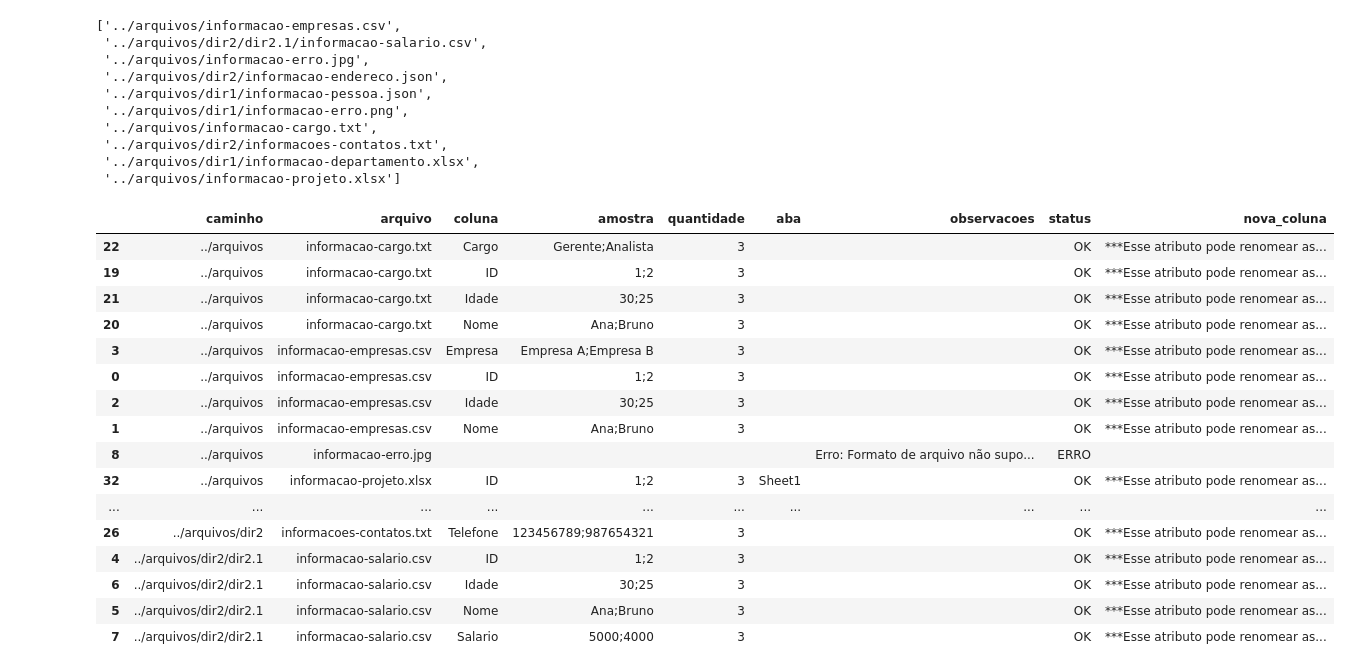
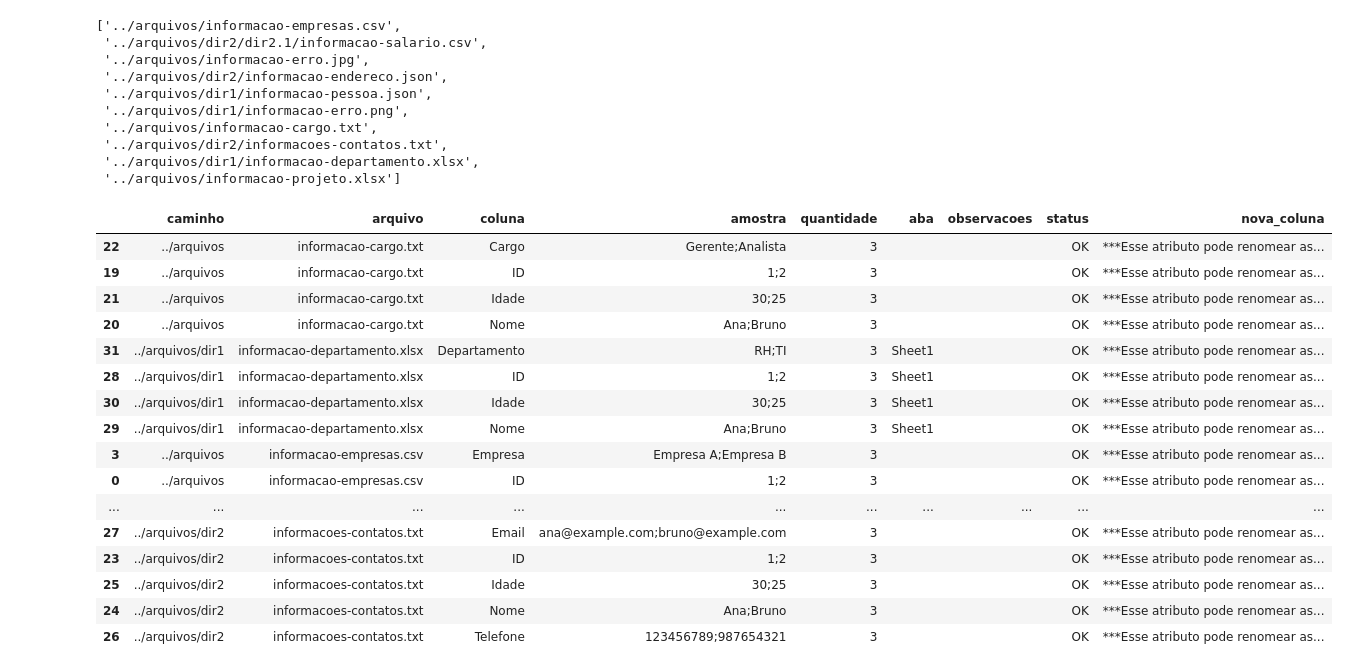
Before and after one commit to Renatoelho/consolidacao-arquivos, a Jupyter notebook: notebooks/02-consolidacao-detalhes.ipynb, the cells around one changed output. Drawn from its saved outputs; the diff is of its cells as text; code cells hidden in the pictures.

```diff
--- a/notebooks/02-consolidacao-detalhes.ipynb
+++ b/notebooks/02-consolidacao-detalhes.ipynb
@@ -165,25 +165,25 @@ lista_arquivos
 # %%
 df_detalhes_arquivos = detalhes_arquivos(lista_arquivos)
 # %%
-df_detalhes_arquivos.sort_values(by=["caminho","arquivo","aba","coluna"])
+df_detalhes_arquivos.sort_values(by=["arquivo","aba","coluna"])
 # %% [output]
 |  | caminho | arquivo | coluna | amostra | quantidade | aba | observacoes | status | nova_coluna |
 | 22 | ../arquivos | informacao-cargo.txt | Cargo | Gerente;Analista | 3 |  |  | OK | ***Esse atributo pode renomear as... |
 | 19 | ../arquivos | informacao-cargo.txt | ID | 1;2 | 3 |  |  | OK | ***Esse atributo pode renomear as... |
 | 21 | ../arquivos | informacao-cargo.txt | Idade | 30;25 | 3 |  |  | OK | ***Esse atributo pode renomear as... |
 | 20 | ../arquivos | informacao-cargo.txt | Nome | Ana;Bruno | 3 |  |  | OK | ***Esse atributo pode renomear as... |
+| 31 | ../arquivos/dir1 | informacao-departamento.xlsx | Departamento | RH;TI | 3 | Sheet1 |  | OK | ***Esse atributo pode renomear as... |
+| 28 | ../arquivos/dir1 | informacao-departamento.xlsx | ID | 1;2 | 3 | Sheet1 |  | OK | ***Esse atributo pode renomear as... |
+| 30 | ../arquivos/dir1 | informacao-departamento.xlsx | Idade | 30;25 | 3 | Sheet1 |  | OK | ***Esse atributo pode renomear as... |
+| 29 | ../arquivos/dir1 | informacao-departamento.xlsx | Nome | Ana;Bruno | 3 | Sheet1 |  | OK | ***Esse atributo pode renomear as... |
 | 3 | ../arquivos | informacao-empresas.csv | Empresa | Empresa A;Empresa B | 3 |  |  | OK | ***Esse atributo pode renomear as... |
 | 0 | ../arquivos | informacao-empresas.csv | ID | 1;2 | 3 |  |  | OK | ***Esse atributo pode renomear as... |
-| 2 | ../arquivos | informacao-empresas.csv | Idade | 30;25 | 3 |  |  | OK | ***Esse atributo pode renomear as... |
-| 1 | ../arquivos | informacao-empresas.csv | Nome | Ana;Bruno | 3 |  |  | OK | ***Esse atributo pode renomear as... |
-| 8 | ../arquivos | informacao-erro.jpg |  |  |  |  | Erro: Formato de arquivo não supo... | ERRO |  |
-| 32 | ../arquivos | informacao-projeto.xlsx | ID | 1;2 | 3 | Sheet1 |  | OK | ***Esse atributo pode renomear as... |
 | ... | ... | ... | ... | ... | ... | ... | ... | ... | ... |
+| 27 | ../arquivos/dir2 | informacoes-contatos.txt | Email | ana@example.com;bruno@example.com | 3 |  |  | OK | ***Esse atributo pode renomear as... |
+| 23 | ../arquivos/dir2 | informacoes-contatos.txt | ID | 1;2 | 3 |  |  | OK | ***Esse atributo pode renomear as... |
+| 25 | ../arquivos/dir2 | informacoes-contatos.txt | Idade | 30;25 | 3 |  |  | OK | ***Esse atributo pode renomear as... |
+| 24 | ../arquivos/dir2 | informacoes-contatos.txt | Nome | Ana;Bruno | 3 |  |  | OK | ***Esse atributo pode renomear as... |
 | 26 | ../arquivos/dir2 | informacoes-contatos.txt | Telefone | 123456789;987654321 | 3 |  |  | OK | ***Esse atributo pode renomear as... |
-| 4 | ../arquivos/dir2/dir2.1 | informacao-salario.csv | ID | 1;2 | 3 |  |  | OK | ***Esse atributo pode renomear as... |
-| 6 | ../arquivos/dir2/dir2.1 | informacao-salario.csv | Idade | 30;25 | 3 |  |  | OK | ***Esse atributo pode renomear as... |
-| 5 | ../arquivos/dir2/dir2.1 | informacao-salario.csv | Nome | Ana;Bruno | 3 |  |  | OK | ***Esse atributo pode renomear as... |
-| 7 | ../arquivos/dir2/dir2.1 | informacao-salario.csv | Salario | 5000;4000 | 3 |  |  | OK | ***Esse atributo pode renomear as... |
 # %%
 (
     df_detalhes_arquivos.sort_values(by=["caminho","arquivo","aba","coluna"])
```
Also changed, not shown: 18 other files.
